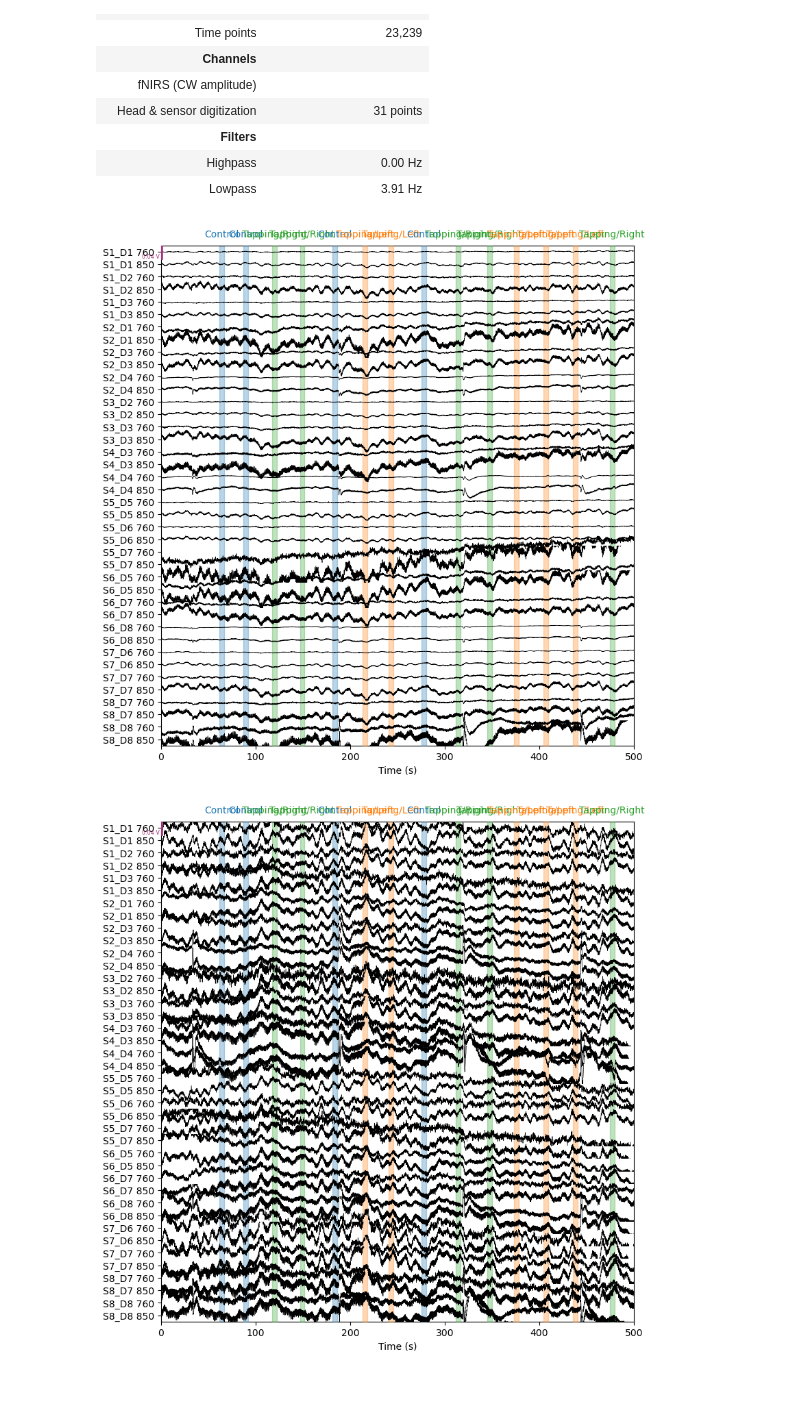
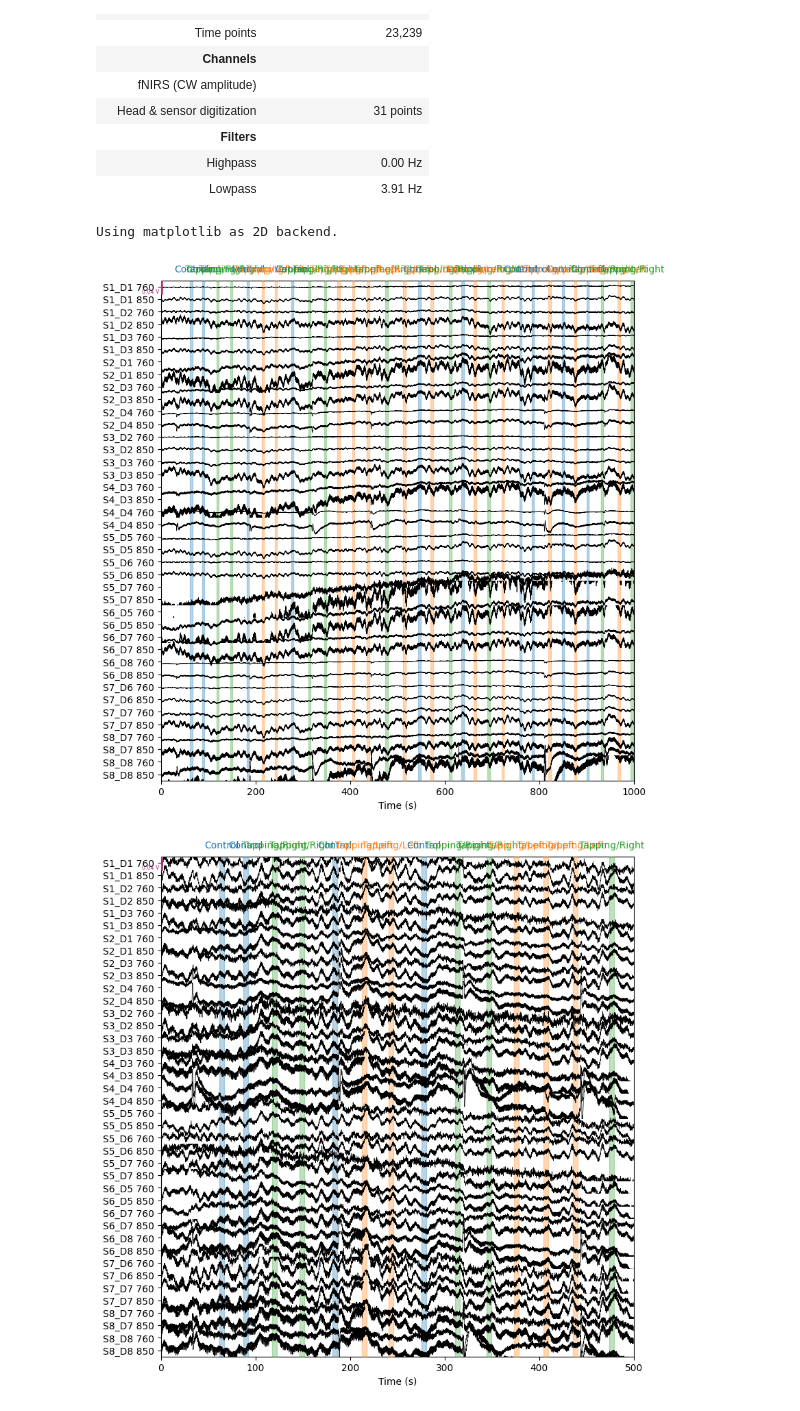
Before and after one commit to DoudouYZ/BCI-fNIRS, a Jupyter notebook: Tutorial/BCI_tutorial_fingertapping.ipynb, the cells around one changed output. Cells and saved outputs as stored; diff of their text form; code cells hidden in the pictures.

```diff
--- a/Tutorial/BCI_tutorial_fingertapping.ipynb
+++ b/Tutorial/BCI_tutorial_fingertapping.ipynb
@@ -60,17 +60,18 @@ raw_intensity.annotations.delete(unwanted)
 # %%
 # Removin all "short channels" that are too close together to detect neural responses. Then visualizing the data
 
 picks = mne.pick_types(raw_intensity.info, meg=False, fnirs=True)
 dists = mne.preprocessing.nirs.source_detector_distances(
     raw_intensity.info, picks=picks
 )
 raw_intensity.pick(picks[dists > 0.01])
 raw_intensity.plot(
-    n_channels=len(raw_intensity.ch_names), duration=500, show_scrollbars=False
+    n_channels=len(raw_intensity.ch_names), duration=1000, show_scrollbars=False
 )
 plt.close('all')
 # %% [output]
+Using matplotlib as 2D backend.
-[figure, old version]
+[figure, new version]
 # %%
 # Converting raw intensity to optical density. Raw intensity is the raw data from the fNIRS device
 # nd optical density is the log of the ratio of light intensities between the detectors and sources.
```
Also changed, not shown: parts of 5 cells of this notebook, 5 other files.
